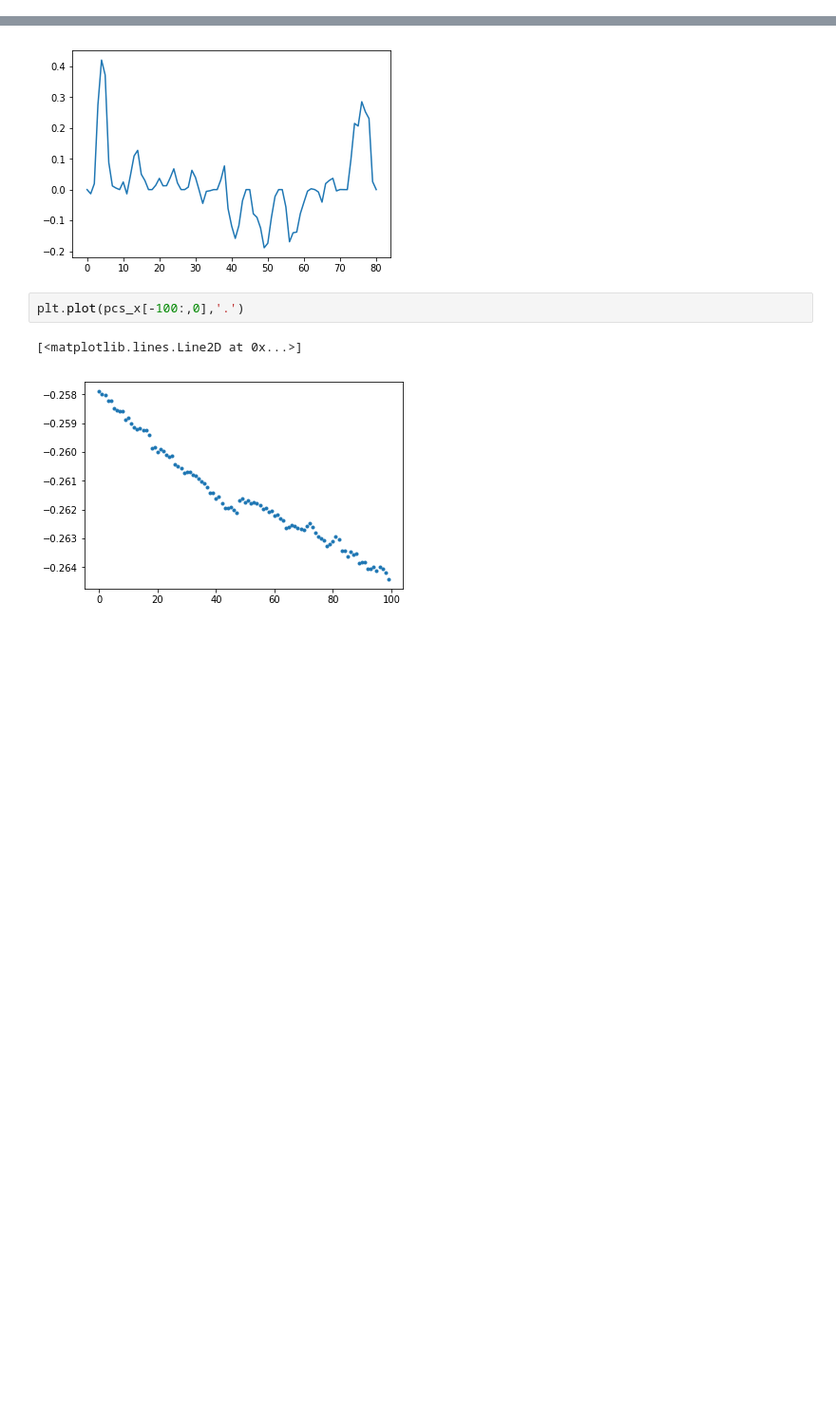
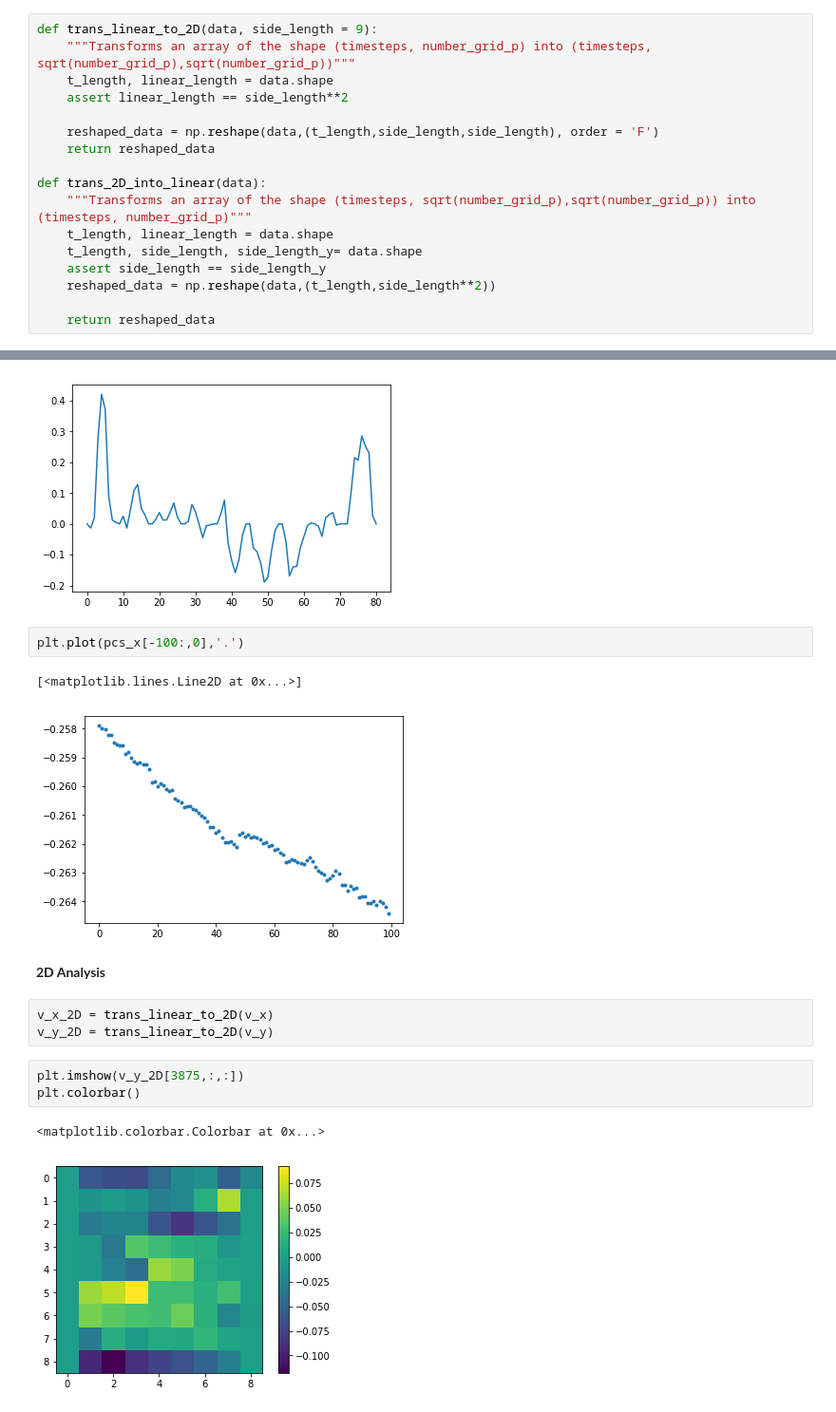
Before and after one commit to ryokurashina/jamboree2019, a Jupyter notebook: horizontal_winds/EOF_Analysis.ipynb, the cells around one changed output, grey strips where cells are left out. Shown: that part at 95% size. Drawn from its saved outputs; the diff is of its cells as text; blank space fills up the shorter version.

Commit message:
Wrote Transformation Function

```diff
--- a/horizontal_winds/EOF_Analysis.ipynb
+++ b/horizontal_winds/EOF_Analysis.ipynb
@@ -3,6 +3,23 @@ import numpy as np
 import pandas as pd
 from eofs.standard import Eof
 import matplotlib.pyplot as plt
+# %%
+def trans_linear_to_2D(data, side_length = 9):
+    """Transforms an array of the shape (timesteps, number_grid_p) into (timesteps, sqrt(number_grid_p),sqrt(number_grid_p))"""
+    t_length, linear_length = data.shape
+    assert linear_length == side_length**2
+
+    reshaped_data = np.reshape(data,(t_length,side_length,side_length), order = 'F')
+    return reshaped_data
+
+def trans_2D_into_linear(data):
+    """Transforms an array of the shape (timesteps, sqrt(number_grid_p),sqrt(number_grid_p)) into (timesteps, number_grid_p)"""
+    t_length, linear_length = data.shape
+    t_length, side_length, side_length_y= data.shape
+    assert side_length == side_length_y
+    reshaped_data = np.reshape(data,(t_length,side_length**2))
+
+    return reshaped_data
 # %%
 v_x_pandas=pd.read_csv('velocity_x.csv')
 v_y_pandas=pd.read_csv('velocity_y.csv')
@@ -31,3 +48,14 @@ plt.plot(pcs_x[-100:,0],'.')
 # %% [output]
 [<matplotlib.lines.Line2D at 0x...>]
 [figure]
+# %% [markdown]
+**2D Analysis**
+# %%
+v_x_2D = trans_linear_to_2D(v_x)
+v_y_2D = trans_linear_to_2D(v_y)
+# %%
+plt.imshow(v_y_2D[3875,:,:])
+plt.colorbar()
+# %% [output]
+<matplotlib.colorbar.Colorbar at 0x...>
+[figure, added]
```
